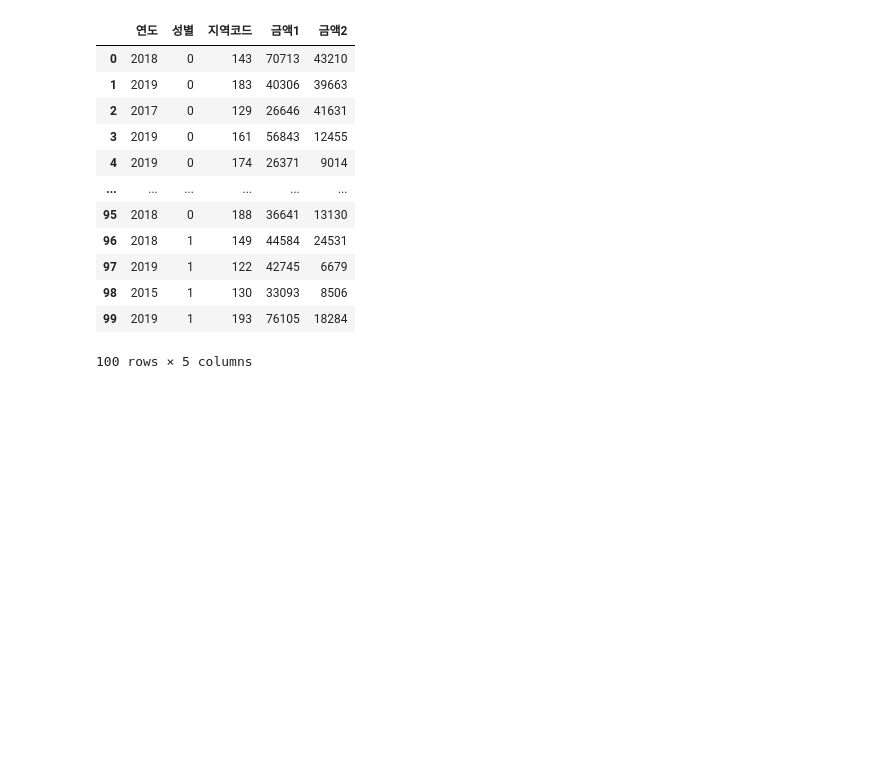
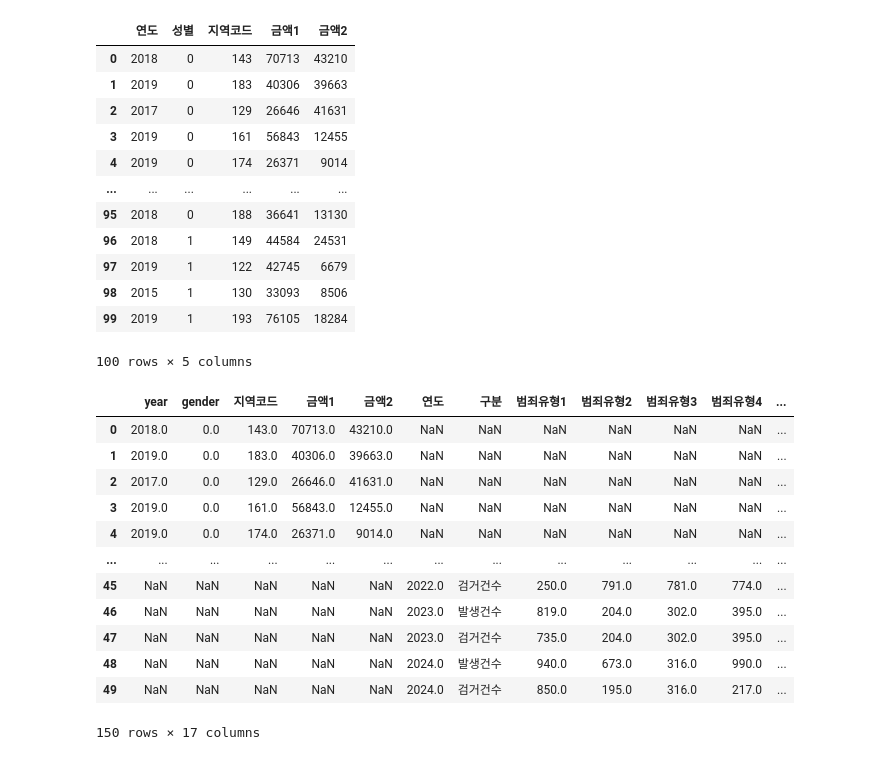
Before and after one commit to extraordinarySumiLee/BigData_Analysis_Exam, a Jupyter notebook: First Type.ipynb, the cells around one changed output. Cells and saved outputs as stored; diff of their text form; code cells hidden in the pictures; blank space fills up the shorter version.

```diff
--- a/First Type.ipynb
+++ b/First Type.ipynb
@@ -612,6 +612,21 @@ display(df.rename(columns={'year':'연도','gender':'성별'})) # 컬럼명 변
 | 99 | 2019 | 1 | 193 | 76105 | 18284 |
 100 rows × 5 columns
 # %%
-df = pd.read_csv(r"https://raw.githubusercontent.com/YoungjinBD/data/refs/heads/main/exam/9_1_1.csv")
+df1 = pd.read_csv(r"https://raw.githubusercontent.com/YoungjinBD/data/refs/heads/main/exam/9_1_1.csv")
+df2 = pd.read_csv(r"https://raw.githubusercontent.com/YoungjinBD/data/refs/heads/main/exam/9_1_2.csv")
 # 데이터프레임 결합
-display(df)
+display(pd.concat([df1,df2]))
+# %% [output]
+|  | year | gender | 지역코드 | 금액1 | 금액2 | 연도 | 구분 | 범죄유형1 | 범죄유형2 | 범죄유형3 | 범죄유형4 | ... |
+| 0 | 2018.0 | 0.0 | 143.0 | 70713.0 | 43210.0 | NaN | NaN | NaN | NaN | NaN | NaN | ... |
+| 1 | 2019.0 | 0.0 | 183.0 | 40306.0 | 39663.0 | NaN | NaN | NaN | NaN | NaN | NaN | ... |
+| 2 | 2017.0 | 0.0 | 129.0 | 26646.0 | 41631.0 | NaN | NaN | NaN | NaN | NaN | NaN | ... |
+| 3 | 2019.0 | 0.0 | 161.0 | 56843.0 | 12455.0 | NaN | NaN | NaN | NaN | NaN | NaN | ... |
+| 4 | 2019.0 | 0.0 | 174.0 | 26371.0 | 9014.0 | NaN | NaN | NaN | NaN | NaN | NaN | ... |
+| ... | ... | ... | ... | ... | ... | ... | ... | ... | ... | ... | ... | ... |
+| 45 | NaN | NaN | NaN | NaN | NaN | 2022.0 | 검거건수 | 250.0 | 791.0 | 781.0 | 774.0 | ... |
+| 46 | NaN | NaN | NaN | NaN | NaN | 2023.0 | 발생건수 | 819.0 | 204.0 | 302.0 | 395.0 | ... |
+| 47 | NaN | NaN | NaN | NaN | NaN | 2023.0 | 검거건수 | 735.0 | 204.0 | 302.0 | 395.0 | ... |
+| 48 | NaN | NaN | NaN | NaN | NaN | 2024.0 | 발생건수 | 940.0 | 673.0 | 316.0 | 990.0 | ... |
+| 49 | NaN | NaN | NaN | NaN | NaN | 2024.0 | 검거건수 | 850.0 | 195.0 | 316.0 | 217.0 | ... |
+150 rows × 17 columns
```
Also changed, not shown: parts of 2 cells of this notebook, 7 other files.
